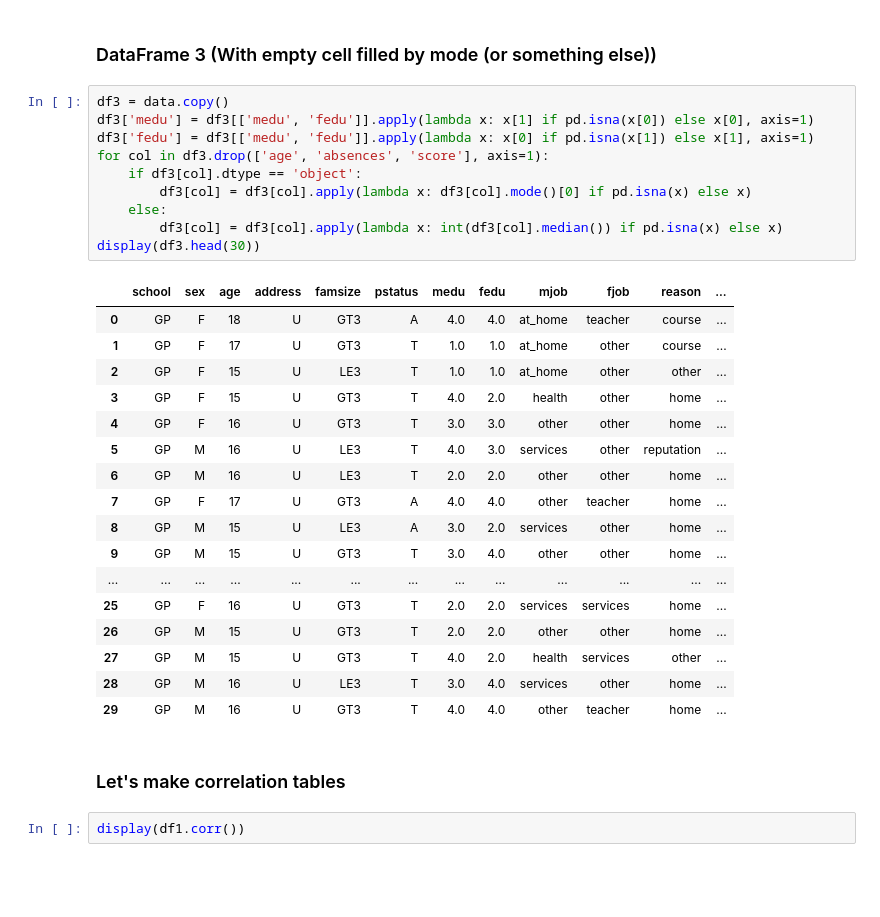
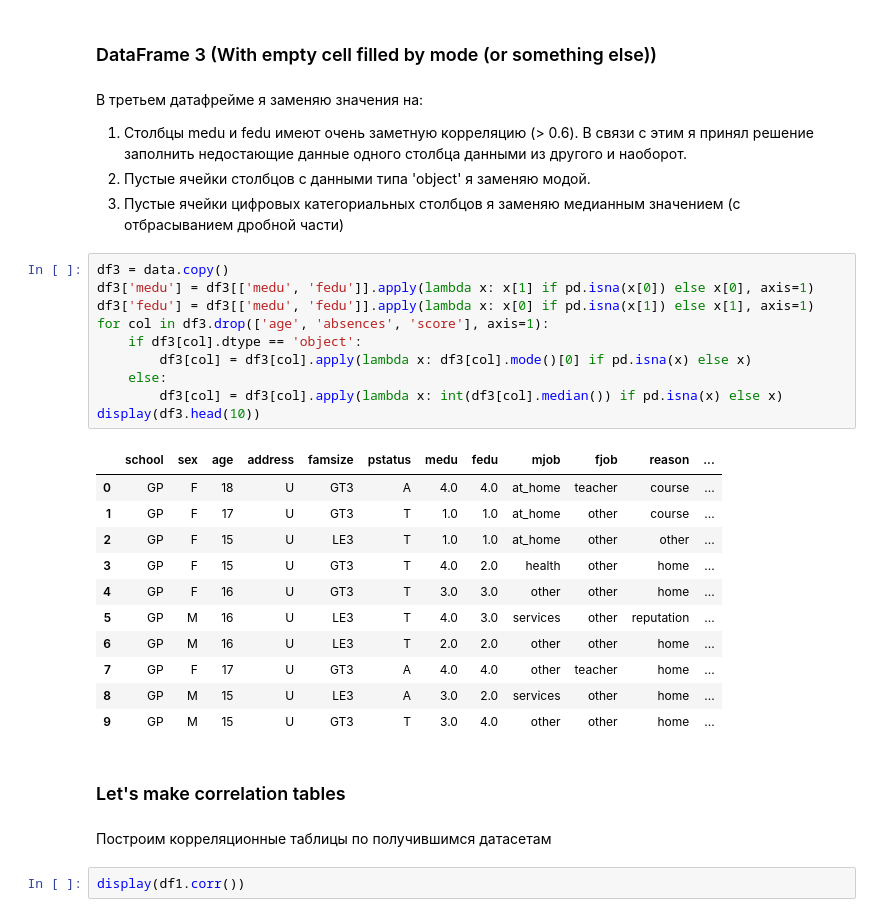
Before and after one commit to MichaelDockers/skillfactory_rds, a Jupyter notebook: module_2/module_2_stud_score.ipynb, the cells around one changed output. Saved outputs shown, nothing was run; the diff lists cells and outputs as text; blank space fills up the shorter version.

```diff
--- a/module_2/module_2_stud_score.ipynb
+++ b/module_2/module_2_stud_score.ipynb
@@ -333,36 +370,37 @@ temp
 350 rows × 29 columns
 # %% [markdown]
 ### DataFrame 3 (With empty cell filled by mode (or something else))
+# %% [markdown]
+В третьем датафрейме я заменяю значения на:
+1. Столбцы medu и fedu имеют очень заметную корреляцию (> 0.6). В связи с этим я принял решение заполнить недостающие данные одного столбца данными из другого и наоборот.
+2. Пустые ячейки столбцов с данными типа 'object' я заменяю модой.
+3. Пустые ячейки цифровых категориальных столбцов я заменяю медианным значением (с отбрасыванием дробной части)
 # %%
 df3 = data.copy()
 df3['medu'] = df3[['medu', 'fedu']].apply(lambda x: x[1] if pd.isna(x[0]) else x[0], axis=1)
 df3['fedu'] = df3[['medu', 'fedu']].apply(lambda x: x[0] if pd.isna(x[1]) else x[1], axis=1)
 for col in df3.drop(['age', 'absences', 'score'], axis=1):
     if df3[col].dtype == 'object':
         df3[col] = df3[col].apply(lambda x: df3[col].mode()[0] if pd.isna(x) else x)
     else:
         df3[col] = df3[col].apply(lambda x: int(df3[col].median()) if pd.isna(x) else x)
-display(df3.head(30))
+display(df3.head(10))
 # %% [output]
 |  | school | sex | age | address | famsize | pstatus | medu | fedu | mjob | fjob | reason | ... |
 | 0 | GP | F | 18 | U | GT3 | A | 4.0 | 4.0 | at_home | teacher | course | ... |
 | 1 | GP | F | 17 | U | GT3 | T | 1.0 | 1.0 | at_home | other | course | ... |
 | 2 | GP | F | 15 | U | LE3 | T | 1.0 | 1.0 | at_home | other | other | ... |
 | 3 | GP | F | 15 | U | GT3 | T | 4.0 | 2.0 | health | other | home | ... |
 | 4 | GP | F | 16 | U | GT3 | T | 3.0 | 3.0 | other | other | home | ... |
 | 5 | GP | M | 16 | U | LE3 | T | 4.0 | 3.0 | services | other | reputation | ... |
 | 6 | GP | M | 16 | U | LE3 | T | 2.0 | 2.0 | other | other | home | ... |
 | 7 | GP | F | 17 | U | GT3 | A | 4.0 | 4.0 | other | teacher | home | ... |
 | 8 | GP | M | 15 | U | LE3 | A | 3.0 | 2.0 | services | other | home | ... |
 | 9 | GP | M | 15 | U | GT3 | T | 3.0 | 4.0 | other | other | home | ... |
-| ... | ... | ... | ... | ... | ... | ... | ... | ... | ... | ... | ... | ... |
-| 25 | GP | F | 16 | U | GT3 | T | 2.0 | 2.0 | services | services | home | ... |
-| 26 | GP | M | 15 | U | GT3 | T | 2.0 | 2.0 | other | other | home | ... |
-| 27 | GP | M | 15 | U | GT3 | T | 4.0 | 2.0 | health | services | other | ... |
-| 28 | GP | M | 16 | U | LE3 | T | 3.0 | 4.0 | services | other | home | ... |
-| 29 | GP | M | 16 | U | GT3 | T | 4.0 | 4.0 | other | teacher | home | ... |
 # %% [markdown]
 ### Let's make correlation tables
+# %% [markdown]
+Построим корреляционные таблицы по получившимся датасетам
 # %%
 display(df1.corr())
 # %% [output]
```
Also changed, not shown: parts of 32 cells of this notebook, 1 other file.
